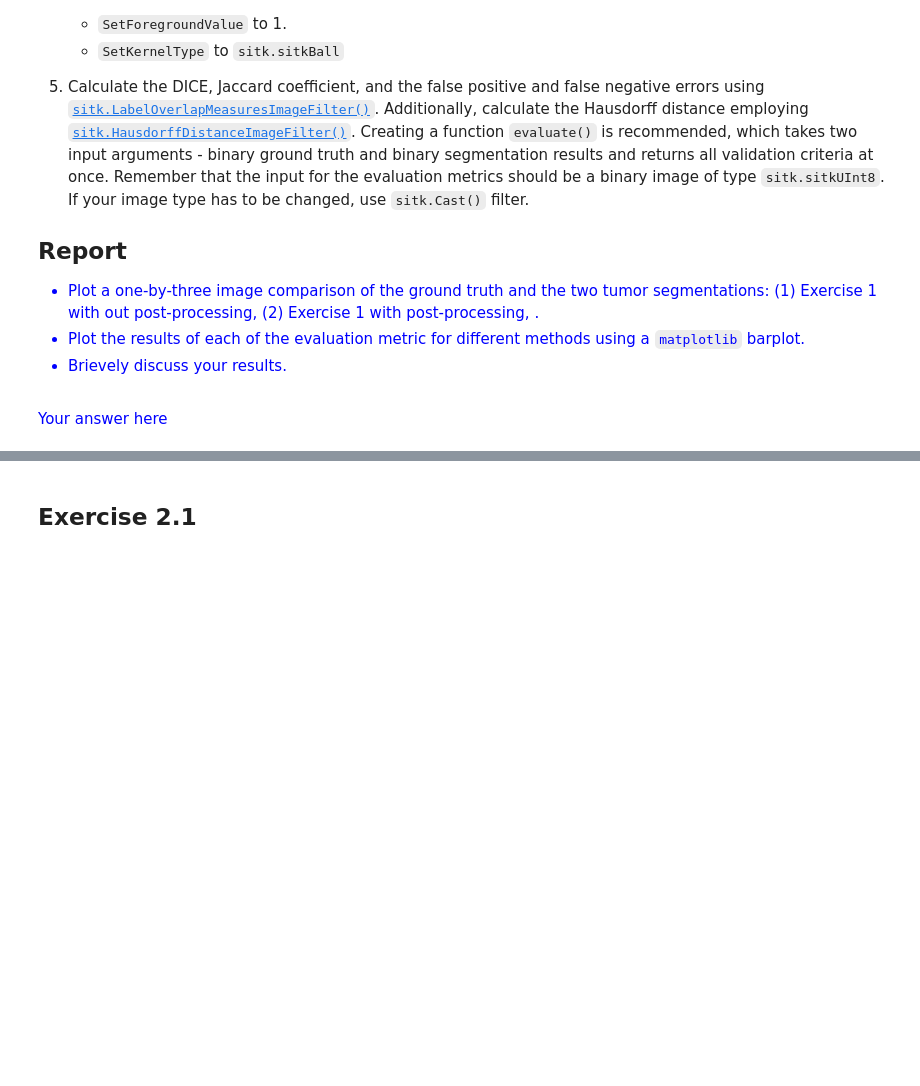
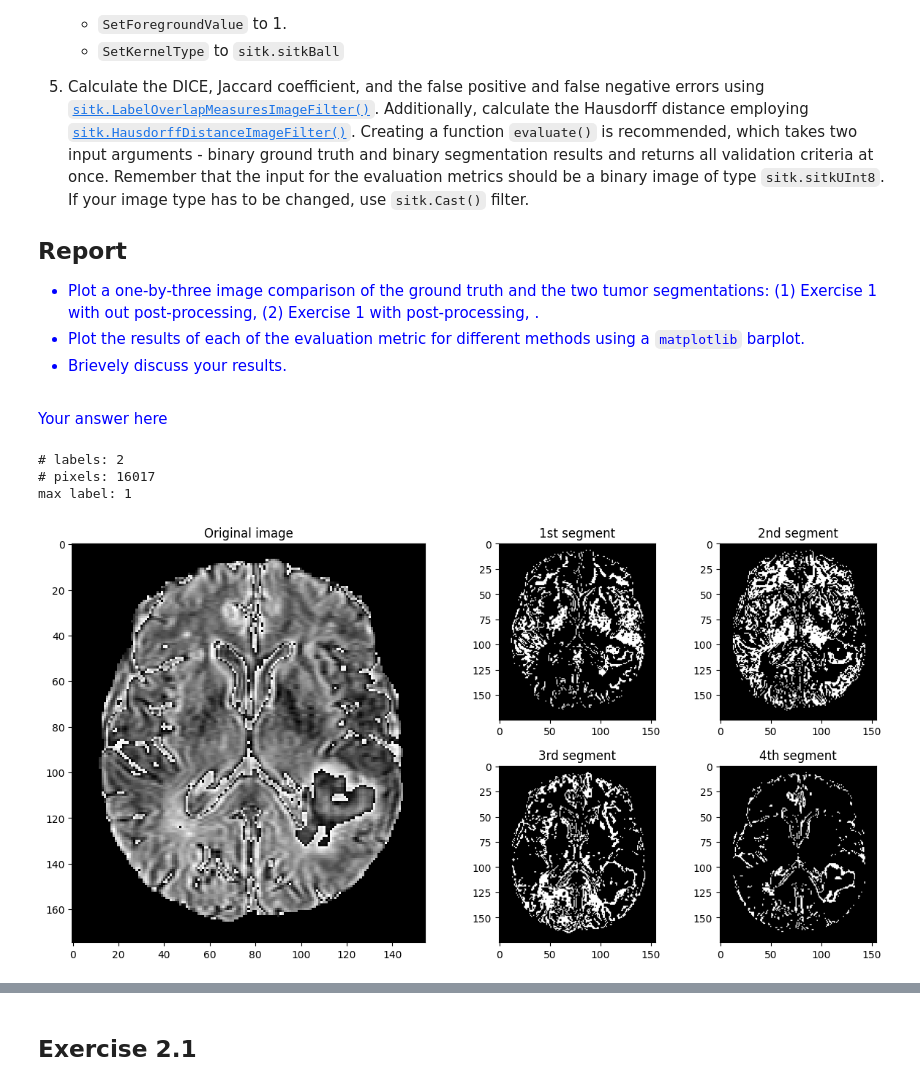
Before and after one commit to cesarz10/Medical-Imaging-UGent, a Jupyter notebook: Practicum-4/ImageProcessingPart2.ipynb, the cells around one changed output, grey strips where cells are left out. Saved outputs shown, nothing was run; the diff lists cells and outputs as text; code cells hidden in the pictures; blank space fills up the shorter version.

Commit message:
now onto 1.4. still need to dilate and threshold better.

```diff
--- a/Practicum-4/ImageProcessingPart2.ipynb
+++ b/Practicum-4/ImageProcessingPart2.ipynb
@@ -166,6 +167,42 @@ def show_segments(original_image, segments):
     f3_ax7 = fig3.add_subplot(gs[1:, 3:])
     f3_ax7.imshow(segments_array == 4, cmap='gray')
     f3_ax7.set_title('4th segment')
+# %%
+flair_path = "MRI_images/Flair.mha"
+groundTruth_path = "MRI_images/Mask.mha"
+flair_img = sitk.ReadImage(flair_path, sitk.sitkUInt8)
+groundTruth_img = sitk.ReadImage(groundTruth_path, sitk.sitkUInt8)
+
+# show_image(flair_img)
+# show_image(groundTruth_img)
+
+otsu_multi = sitk.OtsuMultipleThresholds(flair_img, numberOfHistogramBins=64, numberOfThresholds=4)
+show_segments(flair_img, otsu_multi)
+
+def select_tumor(img_segmented):
+
+    componentsFilter = sitk.ConnectedComponentImageFilter()
+    componentsFilter.FullyConnectedOn()
+    connectedComponents = componentsFilter.Execute(img_segmented)
+
+    labelStatistics = sitk.LabelShapeStatisticsImageFilter()
+    labelStatistics.Execute(connectedComponents)
+    nrLabels = labelStatistics.GetNumberOfLabels()
+    nrPixels = labelStatistics.GetNumberOfPixels(1)
+
+    labelArr = [x for x in range(1, nrLabels + 1)]
+    maxLabel = labelArr.index(max(labelArr))
+
+    print(f"\n# labels: {nrLabels}\n# pixels: {nrPixels}\nmax label: {maxLabel}")
+
+    return
+
+select_tumor(otsu_multi)
+# %% [output]
+# labels: 2
+# pixels: 16017
+max label: 1
+[figure, added]
 # %% [markdown]
 ## 1.2 Region growing
 
```
Also changed, not shown: parts of 1 cell of this notebook.
